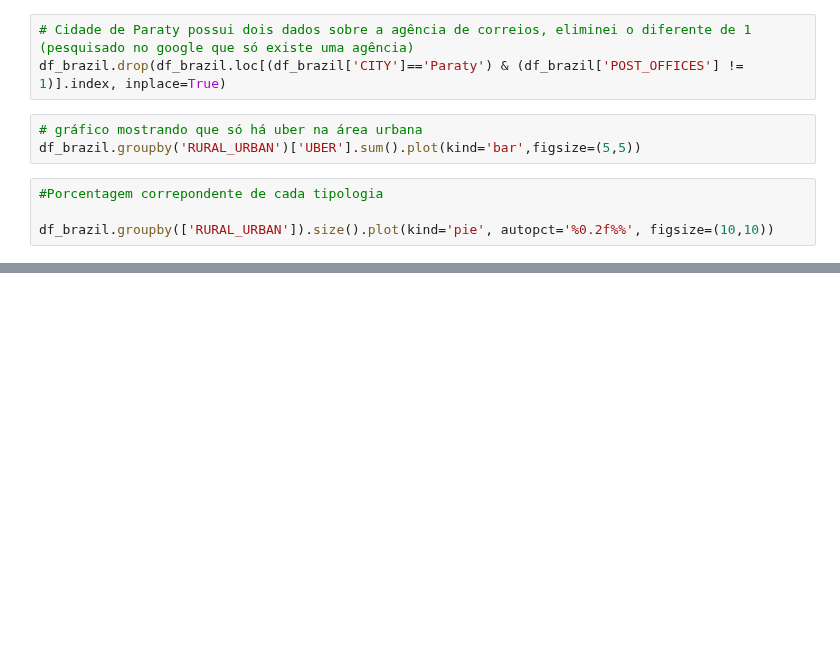
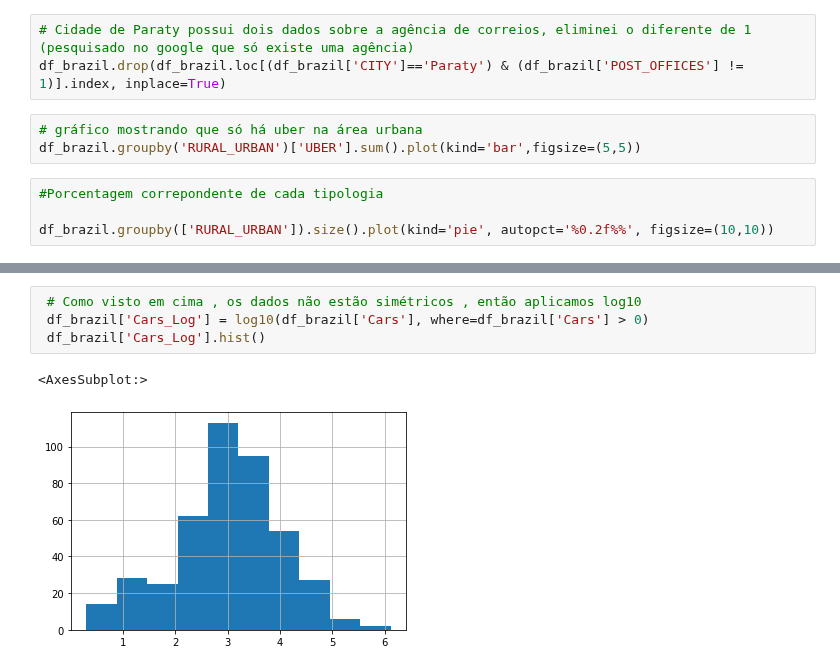
Before and after one commit to leydsonbarros/Brazilian_Cities, a Jupyter notebook: brazilian_cities.ipynb, the cells around one changed output, grey strips where cells are left out. Saved outputs shown, nothing was run; the diff lists cells and outputs as text; blank space fills up the shorter version.

```diff
--- a/brazilian_cities.ipynb
+++ b/brazilian_cities.ipynb
@@ -211,0 +258,7 @@ df_brazil.groupby(['RURAL_URBAN']).size().plot(kind='pie', autopct='%0.2f%%', fi
+# %%
+ # Como visto em cima , os dados não estão simétricos , então aplicamos log10
+ df_brazil['Cars_Log'] = log10(df_brazil['Cars'], where=df_brazil['Cars'] > 0)
+ df_brazil['Cars_Log'].hist()
+# %% [output]
+<AxesSubplot:>
+[figure, added]
```
Also changed, not shown: parts of 11 cells of this notebook.
